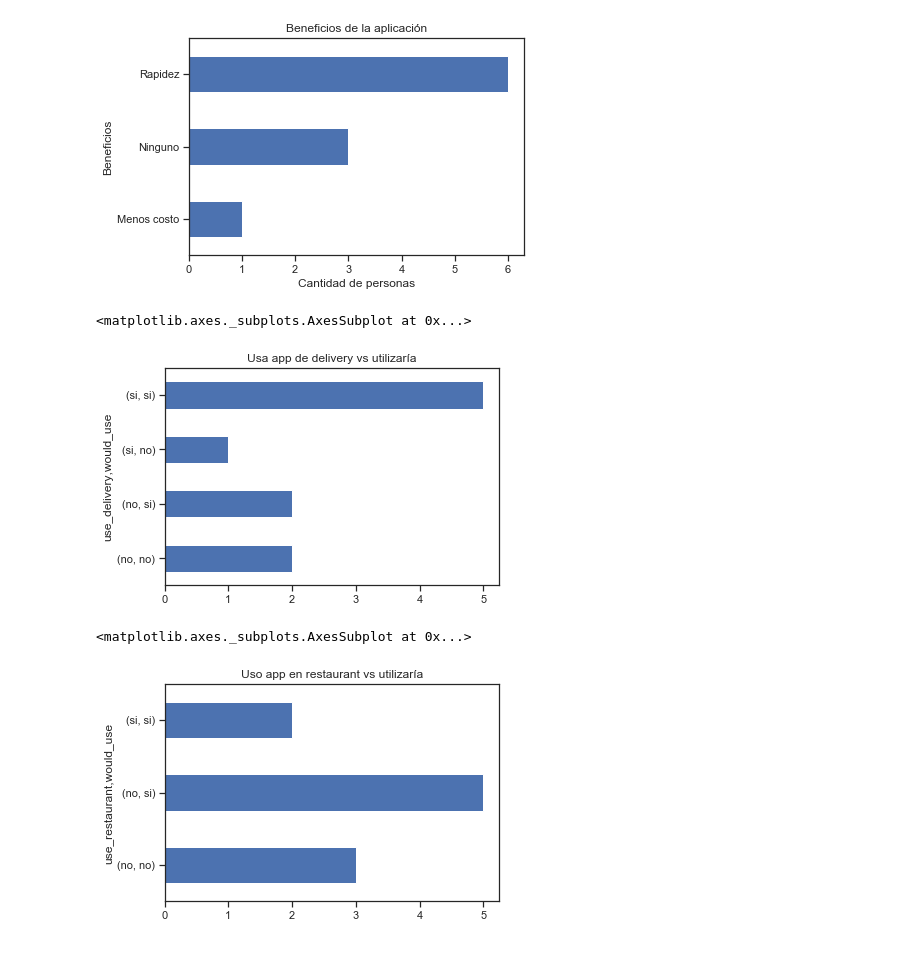
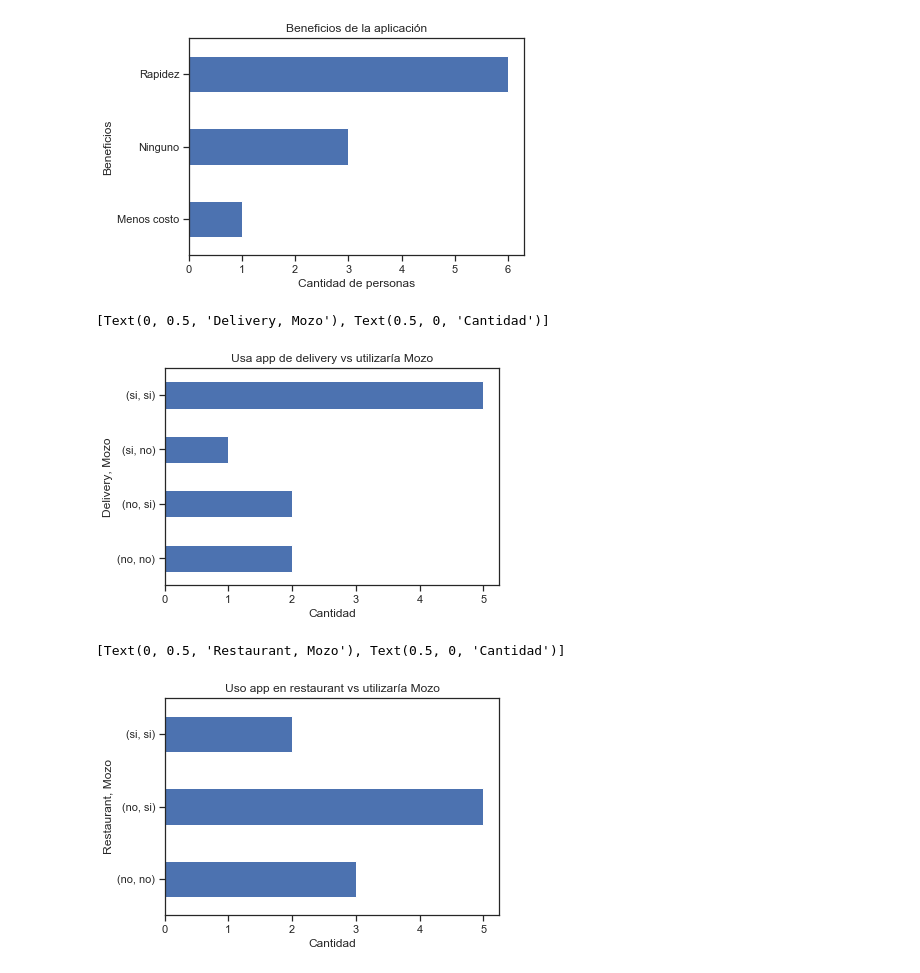
Before and after one commit to alefherrera/my-order-data, a Jupyter notebook: notebook.ipynb, the cells around one changed output. Cells and saved outputs as stored; diff of their text form; code cells hidden in the pictures.

```diff
--- a/notebook.ipynb
+++ b/notebook.ipynb
@@ -222,13 +222,14 @@ plot.set(xlabel="Cantidad de personas", ylabel="Beneficios")
 [Text(0, 0.5, 'Beneficios'), Text(0.5, 0, 'Cantidad de personas')]
 [figure]
 # %%
-ploy = df.groupby(["use_delivery","would_use"]).size().plot.barh(title="Usa app de delivery vs utilizaría Mozo")
-plot.set(xlabel="Cantidad", ylabel="")
+plot = df.groupby(["use_delivery","would_use"]).size().plot.barh(title="Usa app de delivery vs utilizaría Mozo")
+plot.set(xlabel="Cantidad", ylabel="Delivery, Mozo")
 # %% [output]
-<matplotlib.axes._subplots.AxesSubplot at 0x...>
+[Text(0, 0.5, 'Delivery, Mozo'), Text(0.5, 0, 'Cantidad')]
-[figure, old version]
+[figure, new version]
 # %%
-df.groupby(["use_restaurant","would_use"]).size().plot.barh(title="Uso app en restaurant vs utilizaría")
+plot = df.groupby(["use_restaurant","would_use"]).size().plot.barh(title="Uso app en restaurant vs utilizaría Mozo")
+plot.set(xlabel="Cantidad", ylabel="Restaurant, Mozo")
 # %% [output]
-<matplotlib.axes._subplots.AxesSubplot at 0x...>
+[Text(0, 0.5, 'Restaurant, Mozo'), Text(0.5, 0, 'Cantidad')]
-[figure, old version]
+[figure, new version]
```
